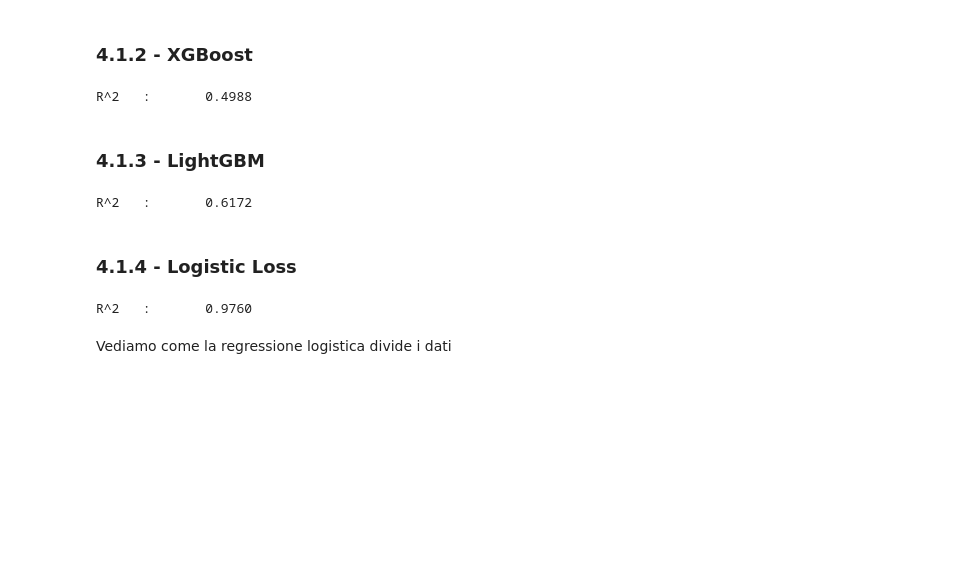
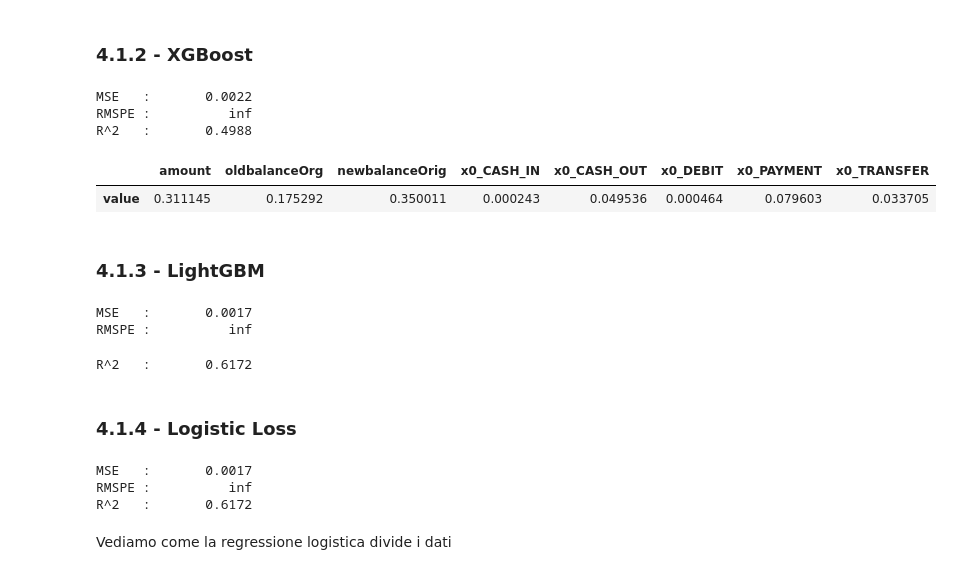
Before and after one commit to FedericoCampanozzi/FraudDetection, a Jupyter notebook: code/main.ipynb, the cells around one changed output. Drawn from its saved outputs; the diff is of its cells as text; code cells hidden in the pictures; blank space fills up the shorter version.

```diff
--- a/code/main.ipynb
+++ b/code/main.ipynb
@@ -212,6 +212,12 @@ from sklearn.metrics import precision_score, recall_score, f1_score, confusion_m
 
 def rmspe(y_real, y_pred):
     return np.sqrt(np.mean((y_pred /y_real - 1) ** 2))
+
+def print_eval_regressor(X, y, model):
+    y_pred = model.predict(X)
+    print(f"MSE   : {mean_squared_error(y, y_pred):12.4f}")
+    print(f"RMSPE : {rmspe(y, y_pred):12.4f}")
+    print_eval_base(X,y,model)
 
 def print_eval_base(X, y, model, pad = 3):
     '''print eval for all model, only R^2 score '''
@@ -286,19 +301,24 @@ R^2   :       0.3531
 # %%
 from xgboost import XGBRegressor
 
 xgbm = XGBRegressor(objective='reg:squarederror',
                     learning_rate = 0.01577,
                     reg_lambda=0.008,
                     reg_alpha=0.0001,
                     n_estimators=1025)
 model = Pipeline([
     ("preproc", preproc),
     ("XGBRegressor", xgbm)
 ])
 model.fit(X_train, y_train)
-print_eval_base(X_val, y_val, model)
+print_eval_regressor(X_val, y_val.values.ravel(), model)
+pd.DataFrame(model.named_steps["XGBRegressor"].feature_importances_,index=f_names,columns=["value"]).T
 # %% [output]
+MSE   :       0.0022
+RMSPE :          inf
 R^2   :       0.4988
+|  | amount | oldbalanceOrg | newbalanceOrig | x0_CASH_IN | x0_CASH_OUT | x0_DEBIT | x0_PAYMENT | x0_TRANSFER |
+| value | 0.311145 | 0.175292 | 0.350011 | 0.000243 | 0.049536 | 0.000464 | 0.079603 | 0.033705 |
 # %% [markdown]
 ### 4.1.3 - LightGBM
 # %%
@@ -310,9 +330,11 @@ model = Pipeline([
 ])
 
 model.fit(X_train, y_train.values.ravel())
-print_eval_base(X_val, y_val, model)
+print_eval_regressor(X_val, y_val.values.ravel(), model)
 # %% [output]
-R^2   :       0.6172
+MSE   :       0.0017
+RMSPE :          inf
+R^2   :       0.6172
 # %% [markdown]
 ### 4.1.4 - Logistic Loss
 # %%
@@ -325,9 +347,11 @@ model_RegLos = Pipeline([
 
 model_RegLos.fit(X_train, y_train.values.ravel())
 
-print_eval_base(X_val, y_val, model_RegLos)
+print_eval_regressor(X_val, y_val.values.ravel(), model)
 # %% [output]
-R^2   :       0.9760
+MSE   :       0.0017
+RMSPE :          inf
+R^2   :       0.6172
 # %% [markdown]
 Vediamo come la regressione logistica divide i dati
 # %%
```
Also changed, not shown: parts of 14 cells of this notebook.
